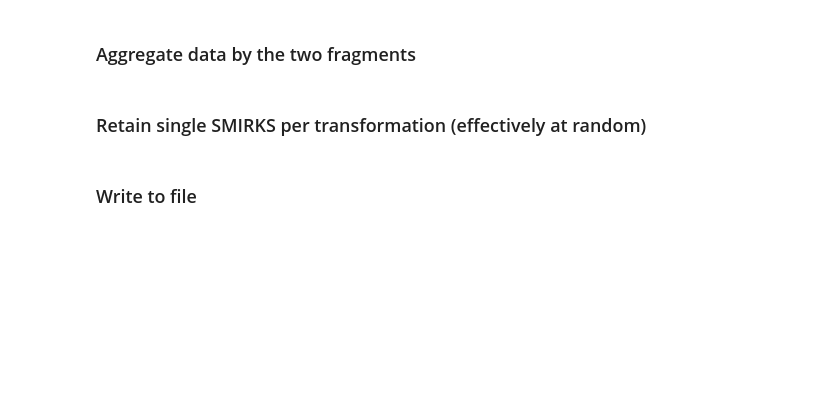
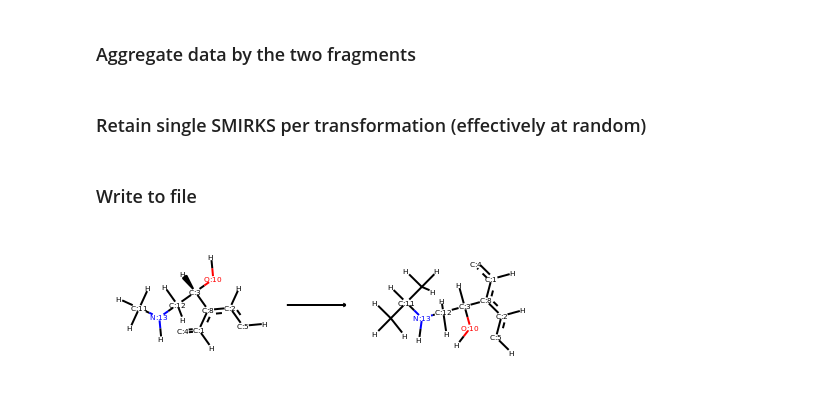
Before and after one commit to warner121/wizepair2, a Jupyter notebook: notebooks/beta2/beta2_agonists_part3.ipynb, the cells around one changed output. Saved outputs shown, nothing was run; the diff lists cells and outputs as text; code cells hidden in the pictures; blank space fills up the shorter version.

```diff
--- a/notebooks/beta2/beta2_agonists_part3.ipynb
+++ b/notebooks/beta2/beta2_agonists_part3.ipynb
@@ -12,7 +12,7 @@ df_pairs = pd.read_csv('beta2_agonists_pairs.csv')
 # %% [markdown]
 ### Filter pairs with MCS > 70% and radius 3
 # %%
-df_pairs = df_pairs[(df_pairs.percentmcs > 0.7) & (df_pairs.radius == 3)]
+df_pairs = df_pairs[(df_pairs.percentmcs > 0.70) & (df_pairs.radius == 3)]
 # %% [markdown]
 ### Determine which measurements can be included in delta property calculation
 # %%
@@ -53,3 +53,11 @@ df_agg = df_agg_data.join(df_agg_smirks).reset_index()
 ### Write to file
 # %%
 df_agg.to_csv('beta2_agonists_transformations.csv', index=False)
+# %%
+from rdkit import Chem
+
+smirks = df_agg.sample(1)
+# %%
+Chem.rdChemReactions.ReactionFromSmarts(smirks.smirks.to_list()[0])
+# %% [output]
+[figure, added]
```
Also changed, not shown: parts of 1 cell of this notebook, 4 other files.
